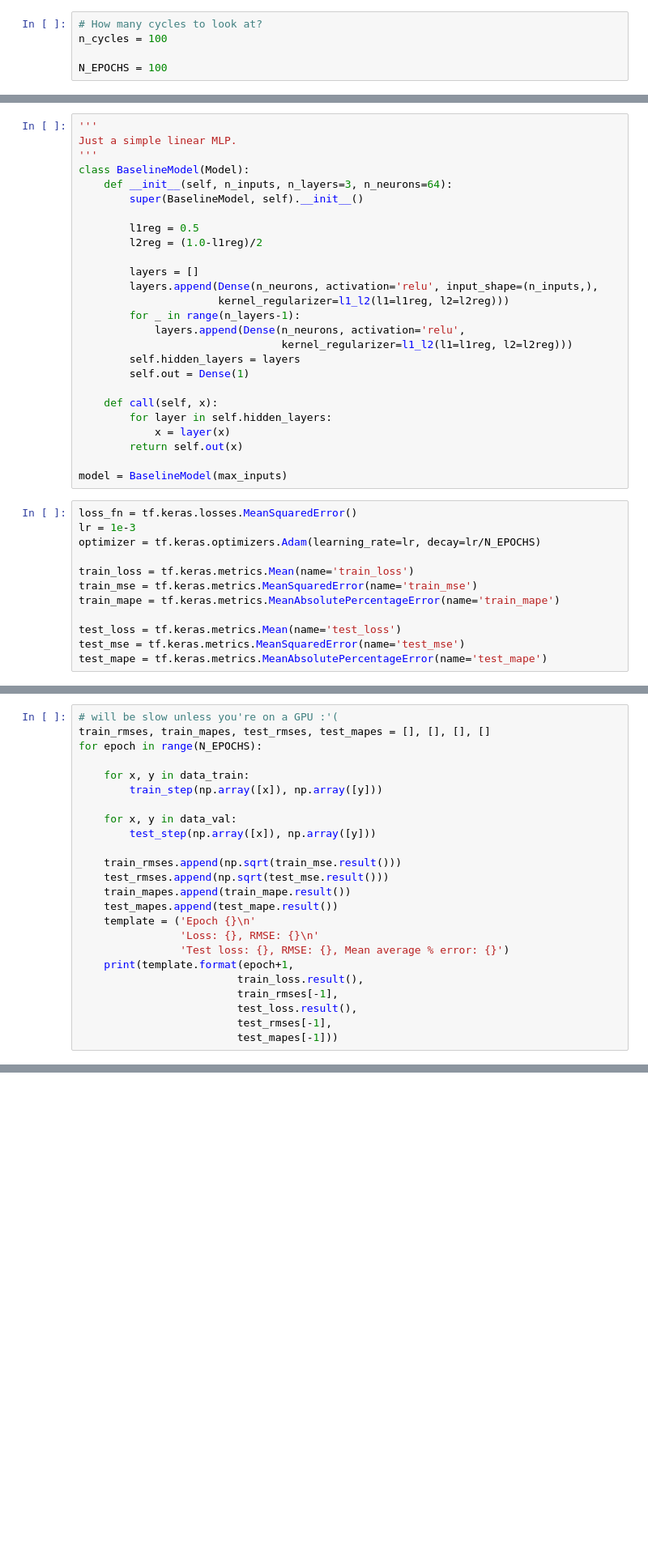
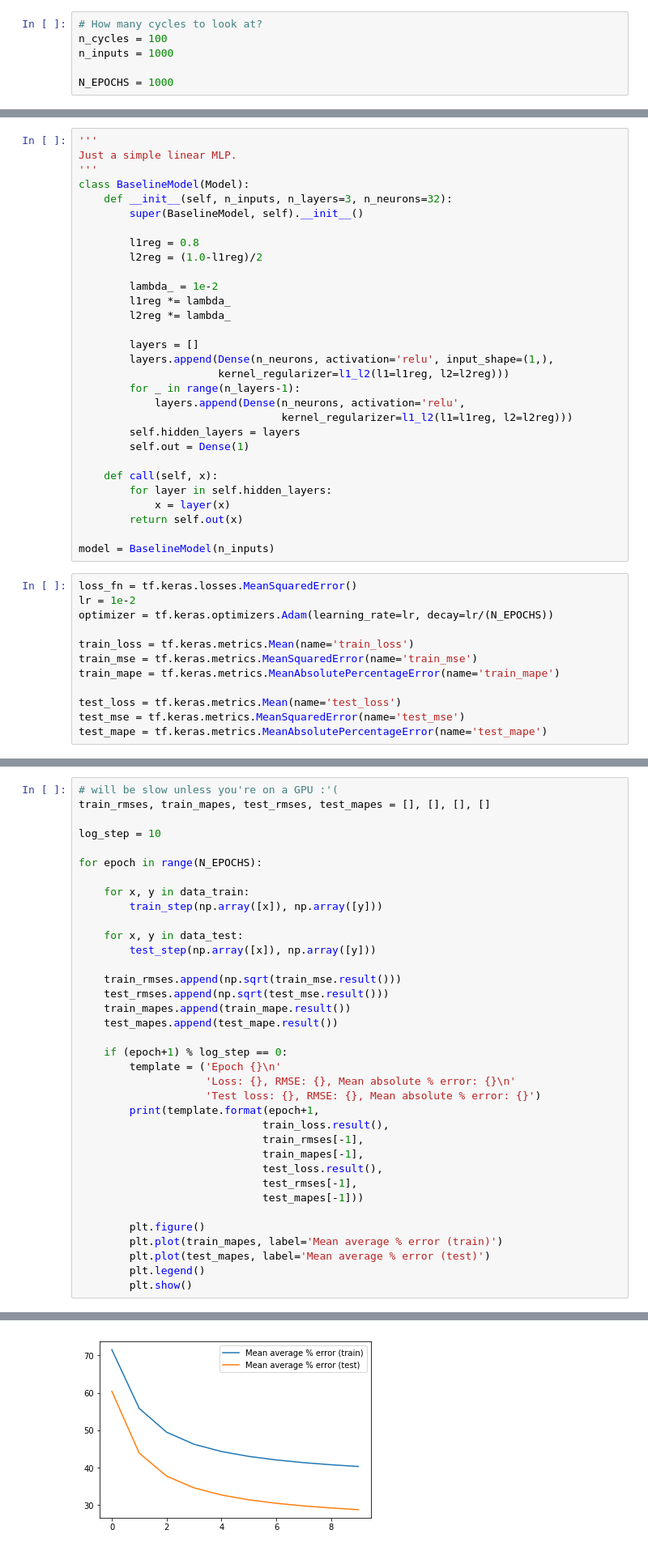
Before and after one commit to hwaxxer/nature-paper, a Jupyter notebook: Baseline.ipynb, the cells around one changed output, grey strips where cells are left out. Shown at 81% size. Drawn from its saved outputs; the diff is of its cells as text; blank space fills up the shorter version.

Commit message:
Update with reasonable results for Variance model.

```diff
--- a/Baseline.ipynb
+++ b/Baseline.ipynb
@@ -98,5 +165,6 @@ cycle:  1050
 # %%
 # How many cycles to look at?
 n_cycles = 100
+n_inputs = 1000
 
-N_EPOCHS = 100
+N_EPOCHS = 1000
@@ -156,14 +236,18 @@ non zero:  103127
 Just a simple linear MLP.
 '''
 class BaselineModel(Model):
-    def __init__(self, n_inputs, n_layers=3, n_neurons=64):
+    def __init__(self, n_inputs, n_layers=3, n_neurons=32):
         super(BaselineModel, self).__init__()
 
-        l1reg = 0.5
+        l1reg = 0.8
         l2reg = (1.0-l1reg)/2
 
+        lambda_ = 1e-2
+        l1reg *= lambda_
+        l2reg *= lambda_
+
         layers = []
-        layers.append(Dense(n_neurons, activation='relu', input_shape=(n_inputs,),
+        layers.append(Dense(n_neurons, activation='relu', input_shape=(1,),
                       kernel_regularizer=l1_l2(l1=l1reg, l2=l2reg)))
         for _ in range(n_layers-1):
             layers.append(Dense(n_neurons, activation='relu',
@@ -176,11 +260,11 @@ class BaselineModel(Model):
             x = layer(x)
         return self.out(x)
 
-model = BaselineModel(max_inputs)
+model = BaselineModel(n_inputs)
 # %%
 loss_fn = tf.keras.losses.MeanSquaredError()
-lr = 1e-3
-optimizer = tf.keras.optimizers.Adam(learning_rate=lr, decay=lr/N_EPOCHS)
+lr = 1e-2
+optimizer = tf.keras.optimizers.Adam(learning_rate=lr, decay=lr/(N_EPOCHS))
 
 train_loss = tf.keras.metrics.Mean(name='train_loss')
 train_mse = tf.keras.metrics.MeanSquaredError(name='train_mse')
@@ -214,25 +298,37 @@ def test_step(x, y):
 # %%
 # will be slow unless you're on a GPU :'(
 train_rmses, train_mapes, test_rmses, test_mapes = [], [], [], []
+
+log_step = 10
+
 for epoch in range(N_EPOCHS):
 
     for x, y in data_train:
         train_step(np.array([x]), np.array([y]))
 
-    for x, y in data_val:
+    for x, y in data_test:
         test_step(np.array([x]), np.array([y]))
 
     train_rmses.append(np.sqrt(train_mse.result()))
     test_rmses.append(np.sqrt(test_mse.result()))
     train_mapes.append(train_mape.result())
     test_mapes.append(test_mape.result())
-    template = ('Epoch {}\n'
-                'Loss: {}, RMSE: {}\n'
-                'Test loss: {}, RMSE: {}, Mean average % error: {}')
-    print(template.format(epoch+1,
-                         train_loss.result(),
-                         train_rmses[-1],
-                         test_loss.result(),
-                         test_rmses[-1],
-                         test_mapes[-1]))
+
+    if (epoch+1) % log_step == 0:
+        template = ('Epoch {}\n'
+                    'Loss: {}, RMSE: {}, Mean absolute % error: {}\n'
+                    'Test loss: {}, RMSE: {}, Mean absolute % error: {}')
+        print(template.format(epoch+1,
+                             train_loss.result(),
+                             train_rmses[-1],
+                             train_mapes[-1],
+                             test_loss.result(),
+                             test_rmses[-1],
+                             test_mapes[-1]))
+
+        plt.figure()
+        plt.plot(train_mapes, label='Mean average % error (train)')
+        plt.plot(test_mapes, label='Mean average % error (test)')
+        plt.legend()
+        plt.show()
 # %% [output]
@@ -253,0 +338 @@ Test loss: 108318.546875, RMSE: 329.1178283691406, Mean average % error: 30.4808
+[figure, added]
```
Also changed, not shown: parts of 16 cells of this notebook.
